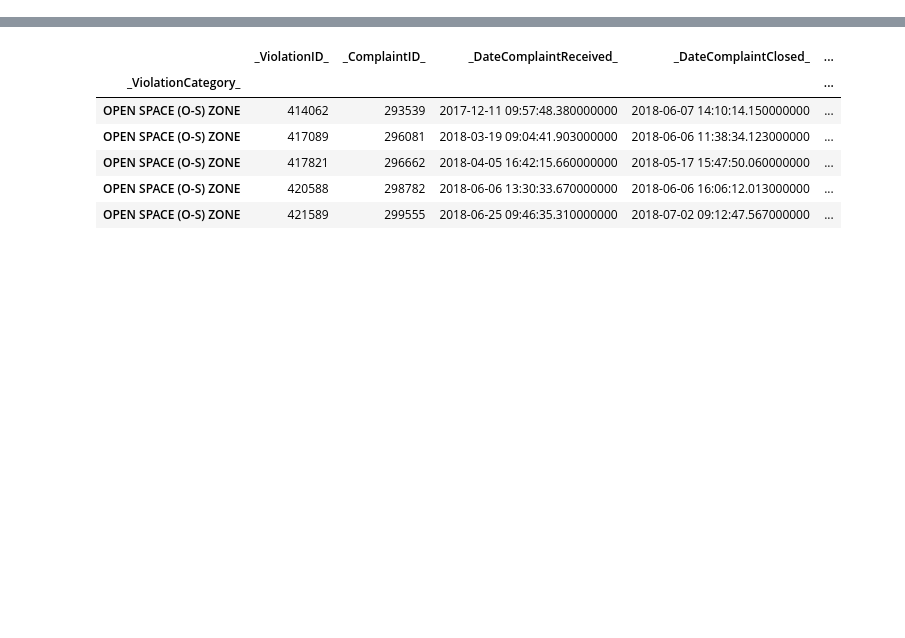
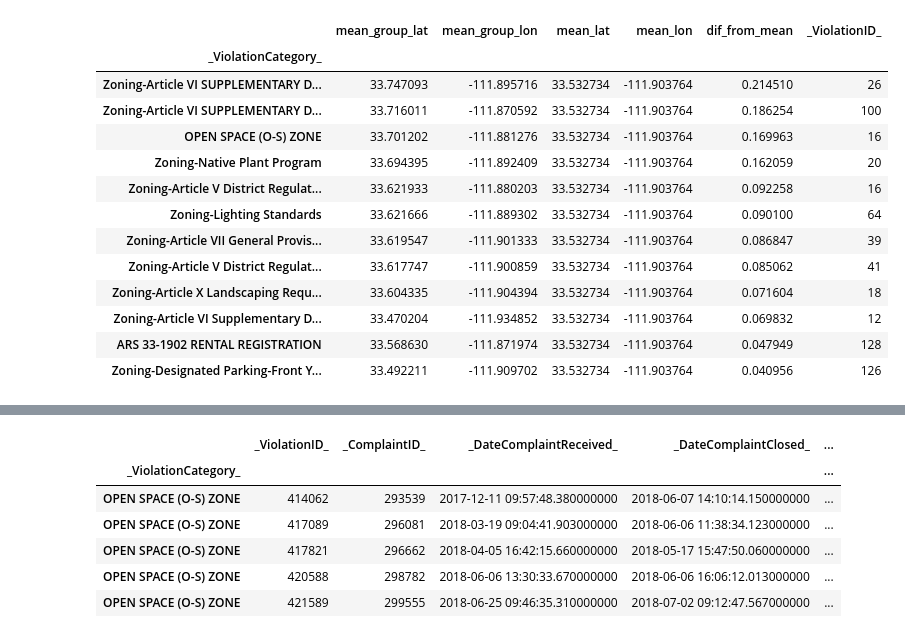
Before and after one commit to mrkjhsn/Planning-and-Development-Code-Violations-Scottsdale, a Jupyter notebook: Code_Violations_GIS_Projections.ipynb, the cells around one changed output, grey strips where cells are left out. Saved outputs shown, nothing was run; the diff lists cells and outputs as text; code cells hidden in the pictures; blank space fills up the shorter version.

```diff
--- a/Code_Violations_GIS_Projections.ipynb
+++ b/Code_Violations_GIS_Projections.ipynb
@@ -160,0 +125,13 @@ grouped_violations.sort_values('Lat_Dif', ascending=False).head(10)
+# %%
+# create columns for latitude mean and longitude mean
+over_twenty_grouped['mean_lat'] = code_violations['_Latitude_'].mean()
+over_twenty_grouped['mean_lon'] = code_violations['_Longitude_'].mean()
+
+over_twenty_grouped.rename(columns={'_Latitude_': 'mean_group_lat',
+                                  '_Longitude_': 'mean_group_lon',
+                                  }, inplace=True)
+
+# flatten column labels into one level
+over_twenty_grouped.columns = over_twenty_grouped.columns.get_level_values(0)
+
+over_twenty_grouped.head()
@@ -160,0 +155,19 @@ grouped_violations.sort_values('Lat_Dif', ascending=False).head(10)
+# %%
+top_violations = top_violations.merge(over_twenty_count,  left_index=True, right_index=True)
+
+top_violations
+# %% [output]
+|  | mean_group_lat | mean_group_lon | mean_lat | mean_lon | dif_from_mean | _ViolationID_ |
+| _ViolationCategory_ |  |  |  |  |  |  |
+| Zoning-Article VI SUPPLEMENTARY D... | 33.747093 | -111.895716 | 33.532734 | -111.903764 | 0.214510 | 26 |
+| Zoning-Article VI SUPPLEMENTARY D... | 33.716011 | -111.870592 | 33.532734 | -111.903764 | 0.186254 | 100 |
+| OPEN SPACE (O-S) ZONE | 33.701202 | -111.881276 | 33.532734 | -111.903764 | 0.169963 | 16 |
+| Zoning-Native Plant Program | 33.694395 | -111.892409 | 33.532734 | -111.903764 | 0.162059 | 20 |
+| Zoning-Article V District Regulat... | 33.621933 | -111.880203 | 33.532734 | -111.903764 | 0.092258 | 16 |
+| Zoning-Lighting Standards | 33.621666 | -111.889302 | 33.532734 | -111.903764 | 0.090100 | 64 |
+| Zoning-Article VII General Provis... | 33.619547 | -111.901333 | 33.532734 | -111.903764 | 0.086847 | 39 |
+| Zoning-Article V District Regulat... | 33.617747 | -111.900859 | 33.532734 | -111.903764 | 0.085062 | 41 |
+| Zoning-Article X Landscaping Requ... | 33.604335 | -111.904394 | 33.532734 | -111.903764 | 0.071604 | 18 |
+| Zoning-Article VI Supplementary D... | 33.470204 | -111.934852 | 33.532734 | -111.903764 | 0.069832 | 12 |
+| ARS 33-1902 RENTAL REGISTRATION | 33.568630 | -111.871974 | 33.532734 | -111.903764 | 0.047949 | 128 |
+| Zoning-Designated Parking-Front Y... | 33.492211 | -111.909702 | 33.532734 | -111.903764 | 0.040956 | 126 |
```
Also changed, not shown: parts of 23 cells of this notebook.
